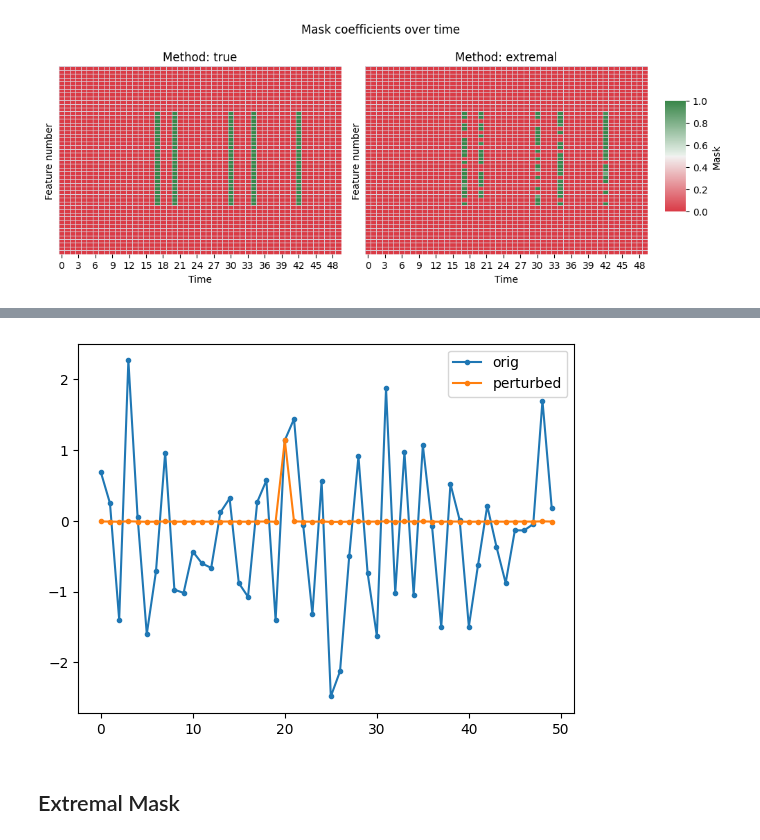
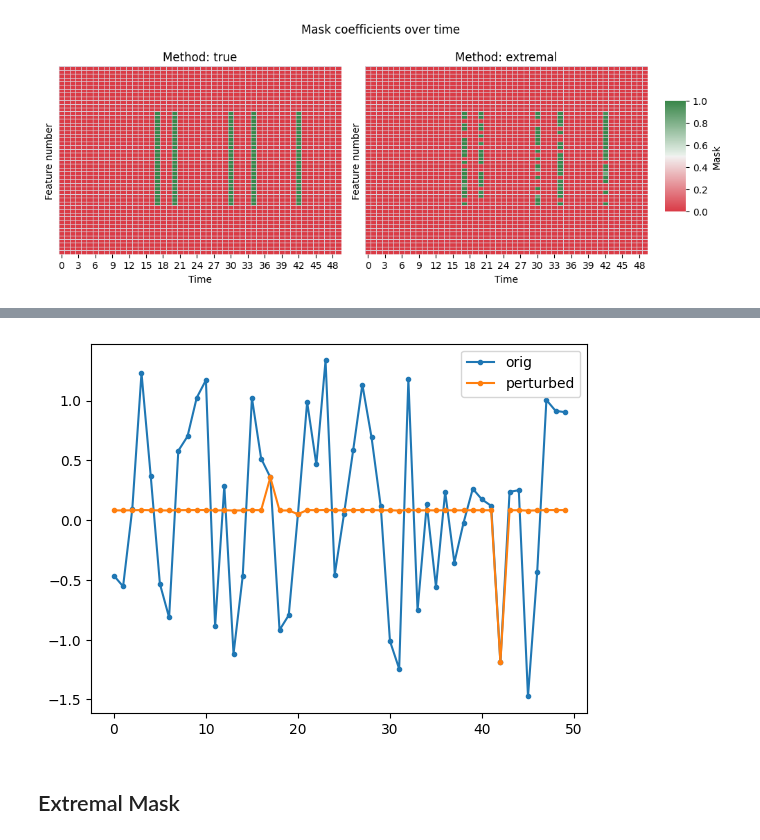
Before and after one commit to anonymous8293/factai, a Jupyter notebook: visualization.ipynb, the cells around one changed output, grey strips where cells are left out. Drawn from its saved outputs; the diff is of its cells as text; code cells hidden in the pictures.

Commit message:
feat: visualize perturbation on saliency

```diff
--- a/visualization.ipynb
+++ b/visualization.ipynb
@@ -27,11 +28,11 @@ def load_explainer(explainer_name="explainer"):
         mask_net = pickle.load(f)
 
     with open(f"{explainer_name}_explainer.pkl", "rb") as f:
-        explainer = pickle.load(f)
+        ecl_inputsplainer = pickle.load(f)
 
-    return attr, mask_net, explainer
+    return attr, mask_net, ecl_inputsplainer
 # %%
-inputs = arma.preprocess()["x"]
+inputs = arma.preprocess()["cl_inputs"]
 true_saliencies = arma.true_saliency(dim=1)
 # %%
 extremal_attr, extremal_mask_net, extremal_explainer = load_explainer("experiments/arma/extremal")
@@ -144,0 +148,7 @@ extremal_mask_net.net.forward(inputs[0], 12, baseline, 1, true_saliencies[0])
+# %%
+x = inputs[0]
+print(x.size())
+# Create a baseline for each time series in a sample
+# The baseline is a mean, computed for each time series
+baseline = th.ones_like(x) * th.mean(x, axis=1).reshape(-1, 1)
+baseline
@@ -145,14 +164,18 @@ extremal_mask_net.net.forward(inputs[0], 12, baseline, 1, true_saliencies[0])
 # %%
-x = inputs[0]
-batch_size = extremal_mask_net.net.batch_size
+# batch_size = extremal_mask_net.net.batch_size
+batch_size = x.size()[0]
 batch_idx = 1
 
 mask = extremal_mask_net.net.mask
+print(mask.size())
 mask = mask[
     batch_size * batch_idx : batch_size * (batch_idx + 1)
 ]
 
 mask = mask.clamp(0, 1)
 mask = mask[:, : x.shape[1], ...]
+print(x.size())
+print(mask.size())
+print(baseline.size())
 x1 = x * mask + baseline * (1.0 - mask)
 x2 = x * (1.0 - mask) + baseline * mask
@@ -159,11 +205,11 @@ x2 = x * (1.0 - mask) + baseline * mask
 # %%
-idx = 12
+idx = 14
 plt.plot(np.arange(len(inputs[0][idx])), inputs[0][idx], label="orig", marker=".")
 plt.plot(np.arange(len(inputs[0][idx])), x1[0][idx].detach().numpy(), marker=".", label="perturbed")
 plt.legend()
 plt.show()
 # %% [output]
-[figure, old version]
+[figure, new version]
 # %%
 import random
 import torch as th
```
Also changed, not shown: parts of 10 cells of this notebook.
